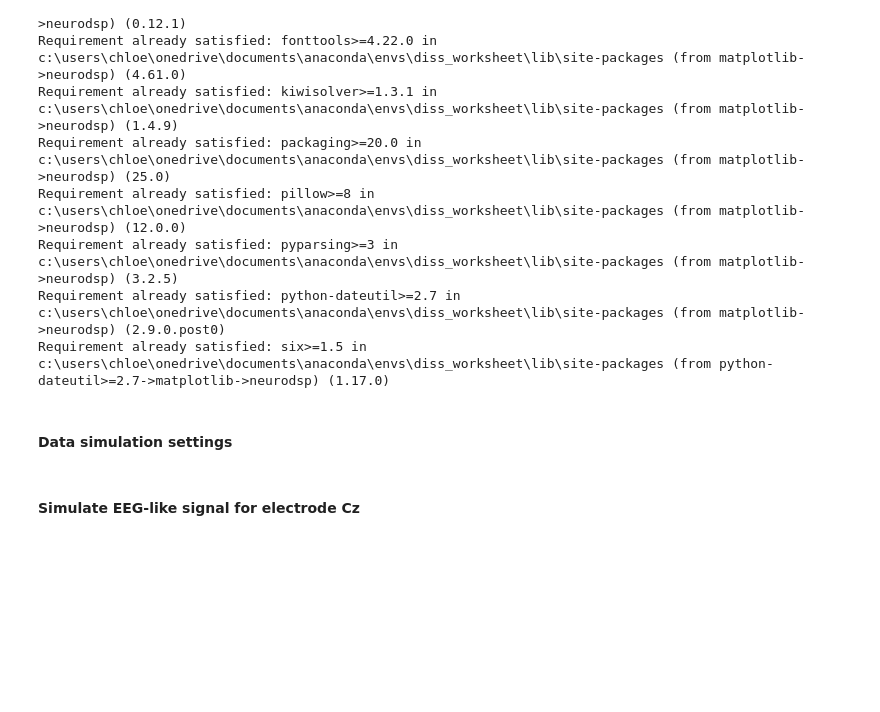
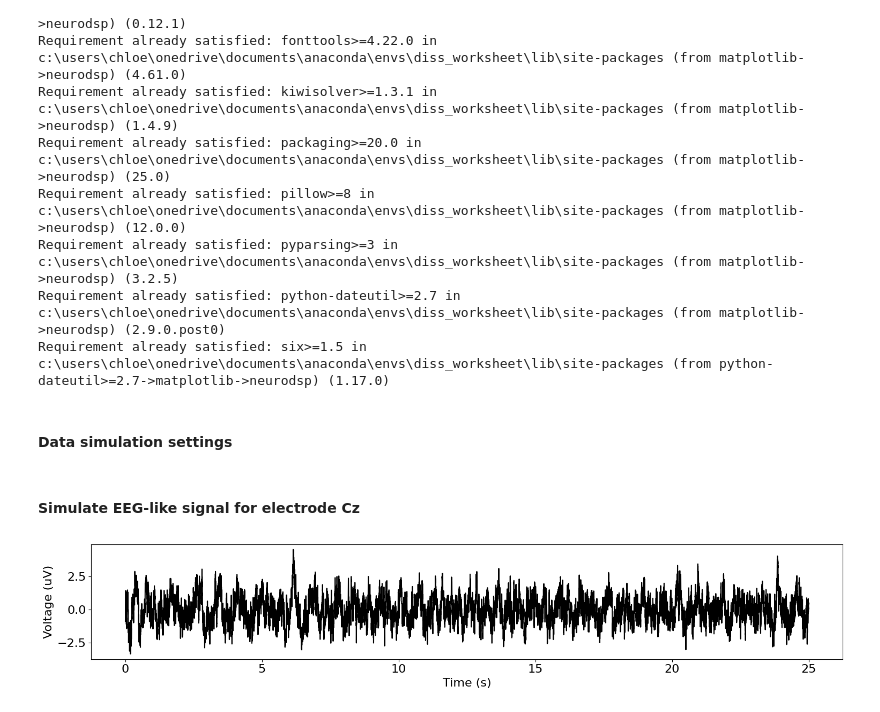
Before and after one commit to chloehooper18/DissertationSimulations, a Jupyter notebook: 02 Simulations 1ppt/01_Cz_Simulation.ipynb, the cells around one changed output. Drawn from its saved outputs; the diff is of its cells as text; code cells hidden in the pictures; blank space fills up the shorter version.

```diff
--- a/02 Simulations 1ppt/01_Cz_Simulation.ipynb
+++ b/02 Simulations 1ppt/01_Cz_Simulation.ipynb
@@ -54,2 +50,7 @@ cz_signal = sim_combined(n_seconds, s_rate, components, component_variances)
+# %%
+# Plot time series
+plot_time_series(times, cz_signal_ap)
+# %% [output]
+[figure, added]
 # %%
 # Plot the simulated data, in the frequency domain
```
Also changed, not shown: parts of 10 cells of this notebook.
